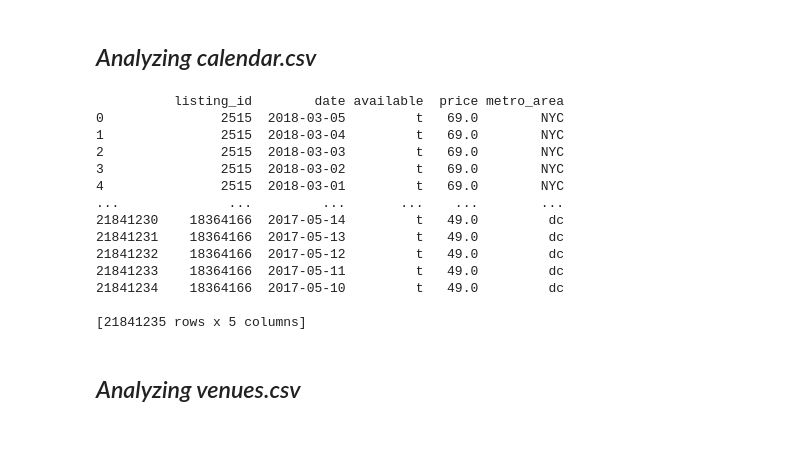
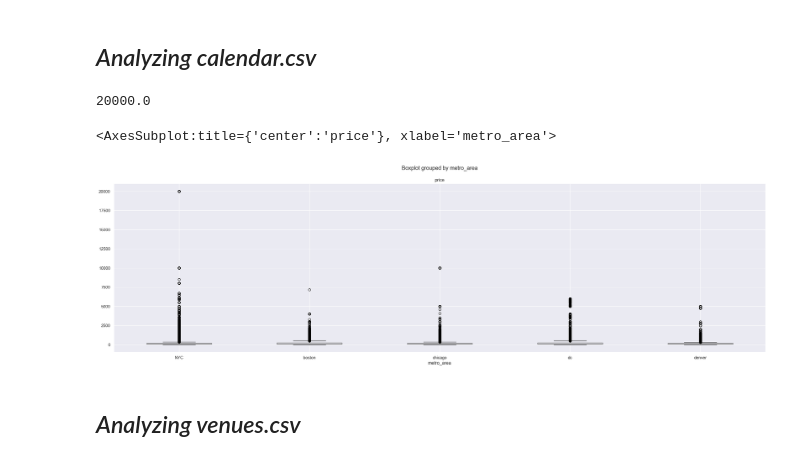
Before and after one commit to DavidB420/airbnbdataanalysis, a Jupyter notebook: airbnb final.ipynb, the cells around one changed output. Drawn from its saved outputs; the diff is of its cells as text; code cells hidden in the pictures.

```diff
--- a/airbnb final.ipynb
+++ b/airbnb final.ipynb
@@ -218,25 +218,20 @@ econstateDF
 ## *Analyzing calendar.csv*
 # %%
 calendarDF = pd.read_csv("datasets/calendar.csv")
-# %%
-calenderDF = calendarDF.dropna()
-
-print(calendarDF)
-# %% [output]
-          listing_id        date available  price metro_area
-0               2515  2018-03-05         t   69.0        NYC
-1               2515  2018-03-04         t   69.0        NYC
-2               2515  2018-03-03         t   69.0        NYC
-3               2515  2018-03-02         t   69.0        NYC
-4               2515  2018-03-01         t   69.0        NYC
-...              ...         ...       ...    ...        ...
-21841230    18364166  2017-05-14         t   49.0         dc
-21841231    18364166  2017-05-13         t   49.0         dc
-21841232    18364166  2017-05-12         t   49.0         dc
-21841233    18364166  2017-05-11         t   49.0         dc
-21841234    18364166  2017-05-10         t   49.0         dc
-
-[21841235 rows x 5 columns]
+# %%
+calendarDF = calendarDF.dropna()
+calendarDF2 = calendarDF.groupby(by="metro_area").mean().reset_index().sort_values(by=["price"])
+calendarDF2 = calendarDF2[["metro_area","price"]]
+calendarDF2 = calendarDF2[calendarDF2["metro_area"].str.contains("denver")]
+print(calendarDF["price"].max())
+
+calendarDF.boxplot(by="metro_area",column=['price'])
+
+#sns.boxplot(x="metro_area",y="price",data=calendarDF)
+# %% [output]
+20000.0
+<AxesSubplot:title={'center':'price'}, xlabel='metro_area'>
+[figure, added]
 # %% [markdown]
 ## *Analyzing venues.csv*
 # %%
```
